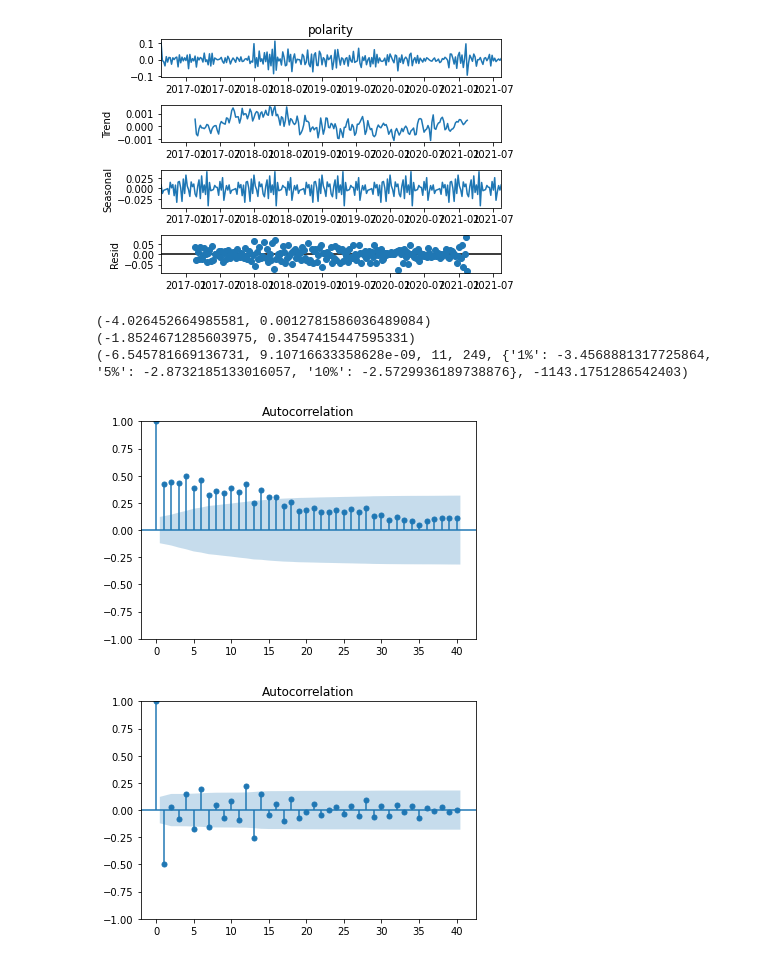
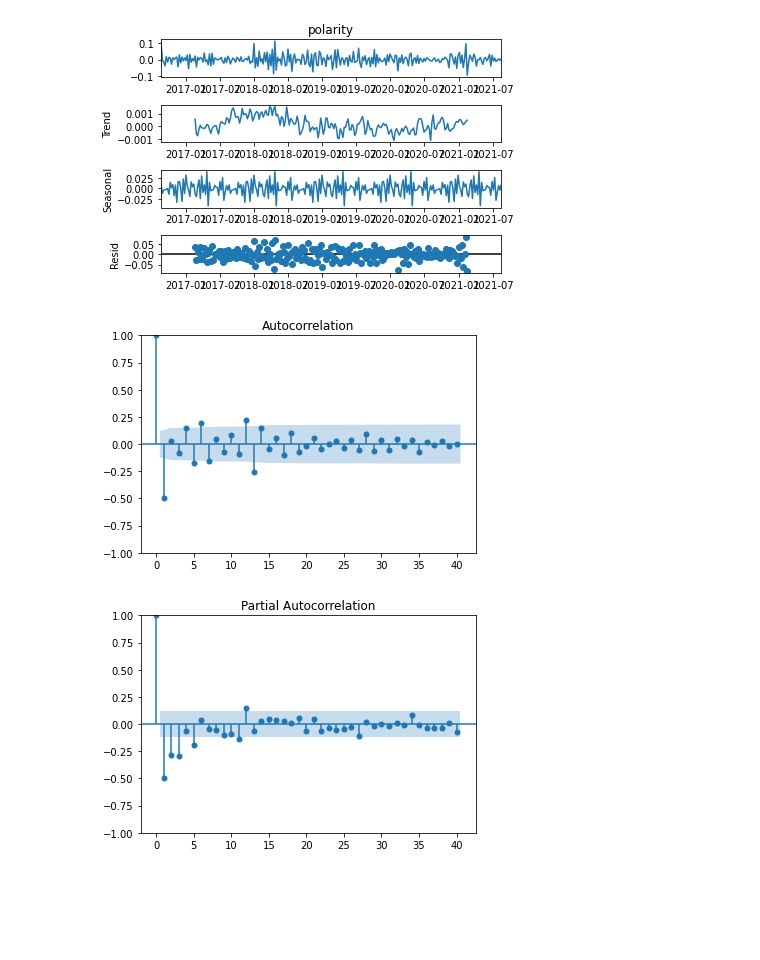
Before and after one commit to JulienF-Q/PBHLTH132, a Jupyter notebook: ph_notebook.ipynb, the cells around one changed output. Saved outputs shown, nothing was run; the diff lists cells and outputs as text; code cells hidden in the pictures; blank space fills up the shorter version.

```diff
--- a/ph_notebook.ipynb
+++ b/ph_notebook.ipynb
@@ -100,22 +109,14 @@ plt.show()
 # %% [output]
 [figure]
 [figure]
-# %%
-print(adfuller(data_per_day.polarity)[:2])
-print(adfuller(data_per_week.polarity)[:2])
-print(adfuller(data_per_week.polarity.diff()[1:]))
-# %% [output]
-(-4.026452664985581, 0.0012781586036489084)
-(-1.8524671285603975, 0.3547415447595331)
-(-6.545781669136731, 9.10716633358628e-09, 11, 249, {'1%': -3.4568881317725864, '5%': -2.8732185133016057, '10%': -2.5729936189738876}, -1143.1751286542403)
 # %%
-plot_acf(data_per_week.polarity, lags=40)
-plt.show()
 plot_acf(data_per_week.polarity.diff()[1:], lags=40)
 plt.show()
+plot_pacf(data_per_week.polarity.diff()[1:], lags=40, method="ywm")
+plt.show()
 # %% [output]
-[figure, old version]
+[figure, new version]
-[figure, old version]
+[figure, new version]
 # %%
 res = pmd.auto_arima(data_per_week.polarity, start_p=1, start_q=1, test="adf", trace=True)
 res.summary()
```
Also changed, not shown: parts of 16 cells of this notebook.
